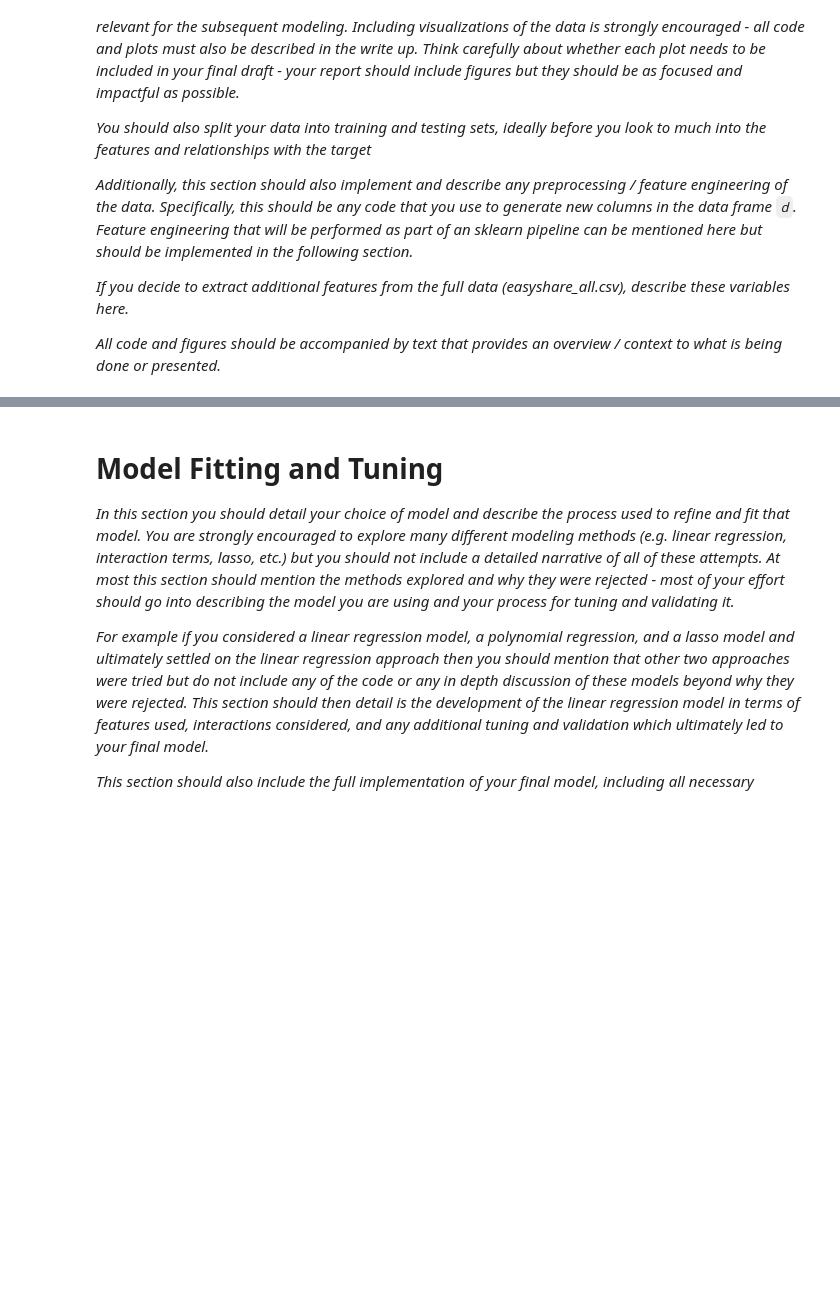
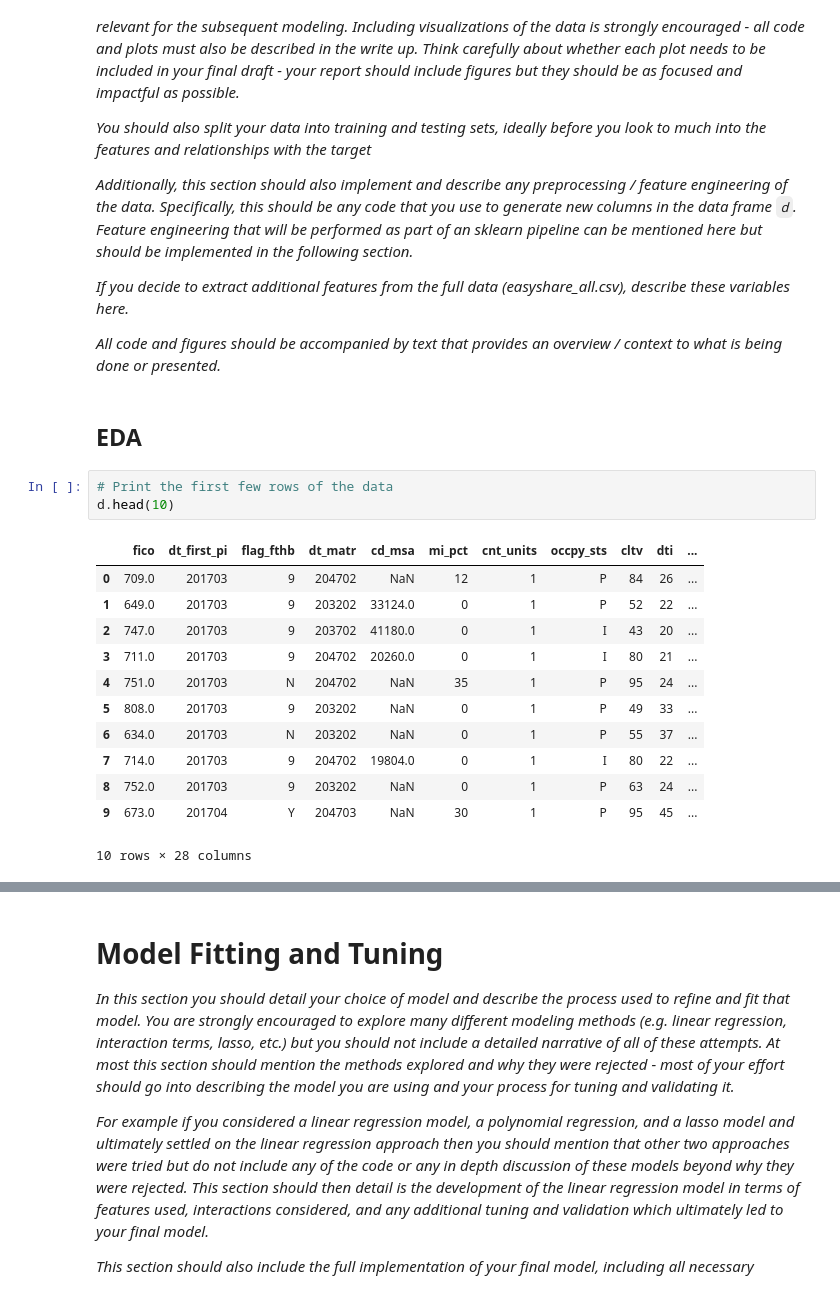
Before and after one commit to IRis0550/mlpy_2, a Jupyter notebook: project2.ipynb, the cells around one changed output, grey strips where cells are left out. Drawn from its saved outputs; the diff is of its cells as text; blank space fills up the shorter version.

```diff
--- a/project2.ipynb
+++ b/project2.ipynb
@@ -451,3 +363,21 @@ y_pred = (y_pred_proba > 0.5).astype(int)
 *If you decide to extract additional features from the full data (easyshare_all.csv), describe these variables here.*
 
 *All code and figures should be accompanied by text that provides an overview / context to what is being done or presented.*
+# %% [markdown]
+## EDA
+# %%
+# Print the first few rows of the data
+d.head(10)
+# %% [output]
+|  | fico | dt_first_pi | flag_fthb | dt_matr | cd_msa | mi_pct | cnt_units | occpy_sts | cltv | dti | ... |
+| 0 | 709.0 | 201703 | 9 | 204702 | NaN | 12 | 1 | P | 84 | 26 | ... |
+| 1 | 649.0 | 201703 | 9 | 203202 | 33124.0 | 0 | 1 | P | 52 | 22 | ... |
+| 2 | 747.0 | 201703 | 9 | 203702 | 41180.0 | 0 | 1 | I | 43 | 20 | ... |
+| 3 | 711.0 | 201703 | 9 | 204702 | 20260.0 | 0 | 1 | I | 80 | 21 | ... |
+| 4 | 751.0 | 201703 | N | 204702 | NaN | 35 | 1 | P | 95 | 24 | ... |
+| 5 | 808.0 | 201703 | 9 | 203202 | NaN | 0 | 1 | P | 49 | 33 | ... |
+| 6 | 634.0 | 201703 | N | 203202 | NaN | 0 | 1 | P | 55 | 37 | ... |
+| 7 | 714.0 | 201703 | 9 | 204702 | 19804.0 | 0 | 1 | I | 80 | 22 | ... |
+| 8 | 752.0 | 201703 | 9 | 203202 | NaN | 0 | 1 | P | 63 | 24 | ... |
+| 9 | 673.0 | 201704 | Y | 204703 | NaN | 30 | 1 | P | 95 | 45 | ... |
+10 rows × 28 columns
```
Also changed, not shown: parts of 26 cells of this notebook, 3 other files.
